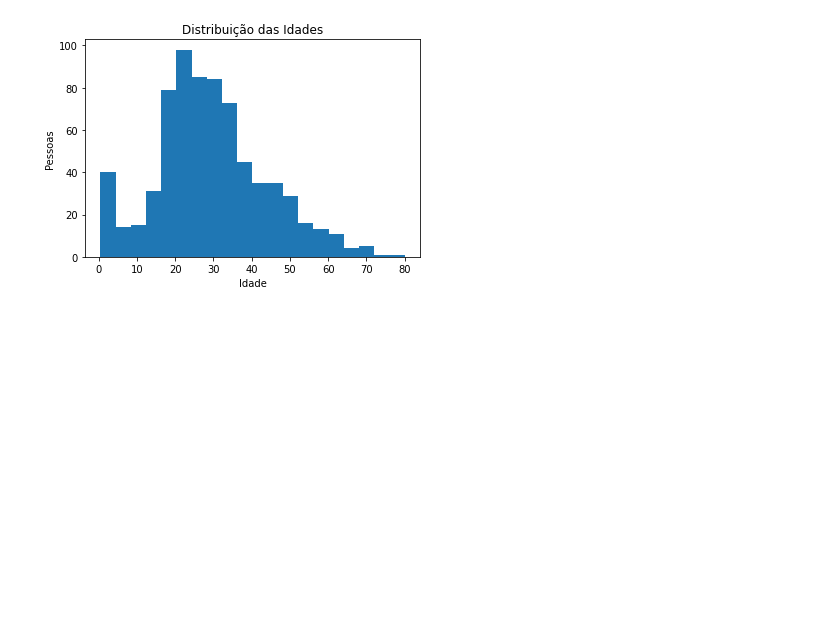
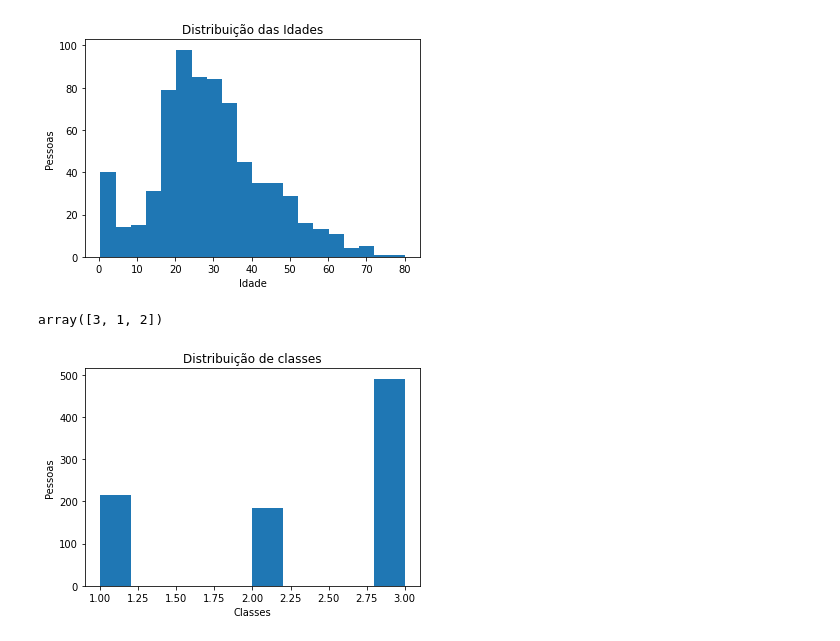
Before and after one commit to LucasRocha2308/Curso-Data-Science-e-Machine-Learning-com-Estatistica-e-Python, a Jupyter notebook: Visualizacao_de_dados.ipynb, the cells around one changed output. Cells and saved outputs as stored; diff of their text form; code cells hidden in the pictures; blank space fills up the shorter version.

```diff
--- a/Visualizacao_de_dados.ipynb
+++ b/Visualizacao_de_dados.ipynb
@@ -66,3 +68,15 @@ plt.xlabel('Idade') #descrição eixo x
 plt.show() #mostra o grafico apenas, sem o array
 # %% [output]
 [figure]
+# %%
+data['Classe'].unique()
+# %% [output]
+array([3, 1, 2])
+# %%
+plt.hist(data['Classe'])
+plt.title('Distribuição de classes')
+plt.ylabel('Pessoas')
+plt.xlabel('Classes')
+plt.show()
+# %% [output]
+[figure, added]
```
Also changed, not shown: parts of 18 cells of this notebook.
